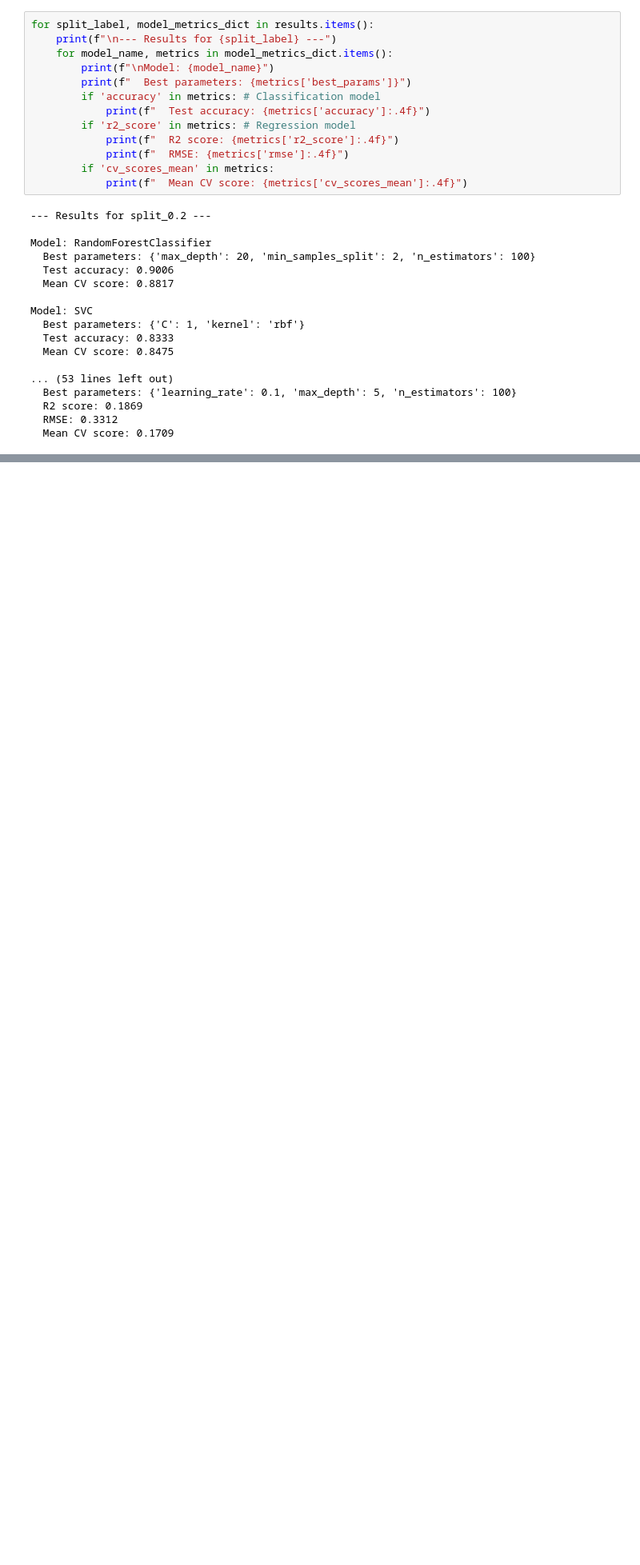
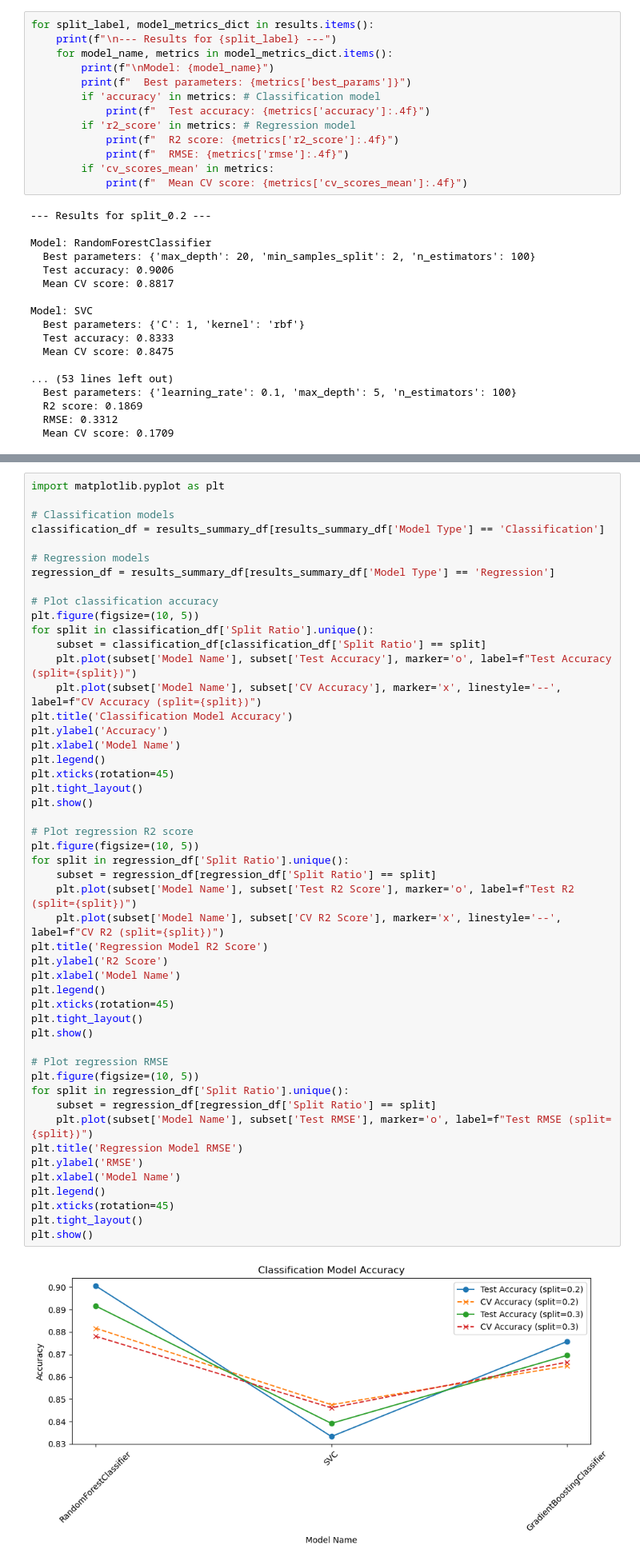
Before and after one commit to LuiisClaudio/spotify-analytics, a Jupyter notebook: capstone_project_proposal.ipynb, the cells around one changed output, grey strips where cells are left out. Shown at 80% size. Saved outputs shown, nothing was run; the diff lists cells and outputs as text; blank space fills up the shorter version.

```diff
--- a/capstone_project_proposal.ipynb
+++ b/capstone_project_proposal.ipynb
@@ -1562,0 +2266,51 @@ Machine Learning Model Performance Comparison Table:
+# %%
+import matplotlib.pyplot as plt
+
+# Classification models
+classification_df = results_summary_df[results_summary_df['Model Type'] == 'Classification']
+
+# Regression models
+regression_df = results_summary_df[results_summary_df['Model Type'] == 'Regression']
+
+# Plot classification accuracy
+plt.figure(figsize=(10, 5))
+for split in classification_df['Split Ratio'].unique():
+    subset = classification_df[classification_df['Split Ratio'] == split]
+    plt.plot(subset['Model Name'], subset['Test Accuracy'], marker='o', label=f"Test Accuracy (split={split})")
+    plt.plot(subset['Model Name'], subset['CV Accuracy'], marker='x', linestyle='--', label=f"CV Accuracy (split={split})")
+plt.title('Classification Model Accuracy')
+plt.ylabel('Accuracy')
+plt.xlabel('Model Name')
+plt.legend()
+plt.xticks(rotation=45)
+plt.tight_layout()
+plt.show()
+
+# Plot regression R2 score
+plt.figure(figsize=(10, 5))
+for split in regression_df['Split Ratio'].unique():
+    subset = regression_df[regression_df['Split Ratio'] == split]
+    plt.plot(subset['Model Name'], subset['Test R2 Score'], marker='o', label=f"Test R2 (split={split})")
+    plt.plot(subset['Model Name'], subset['CV R2 Score'], marker='x', linestyle='--', label=f"CV R2 (split={split})")
+plt.title('Regression Model R2 Score')
+plt.ylabel('R2 Score')
+plt.xlabel('Model Name')
+plt.legend()
+plt.xticks(rotation=45)
+plt.tight_layout()
+plt.show()
+
+# Plot regression RMSE
+plt.figure(figsize=(10, 5))
+for split in regression_df['Split Ratio'].unique():
+    subset = regression_df[regression_df['Split Ratio'] == split]
+    plt.plot(subset['Model Name'], subset['Test RMSE'], marker='o', label=f"Test RMSE (split={split})")
+plt.title('Regression Model RMSE')
+plt.ylabel('RMSE')
+plt.xlabel('Model Name')
+plt.legend()
+plt.xticks(rotation=45)
+plt.tight_layout()
+plt.show()
+# %% [output]
+[figure, added]
```
Also changed, not shown: parts of 40 cells of this notebook.
